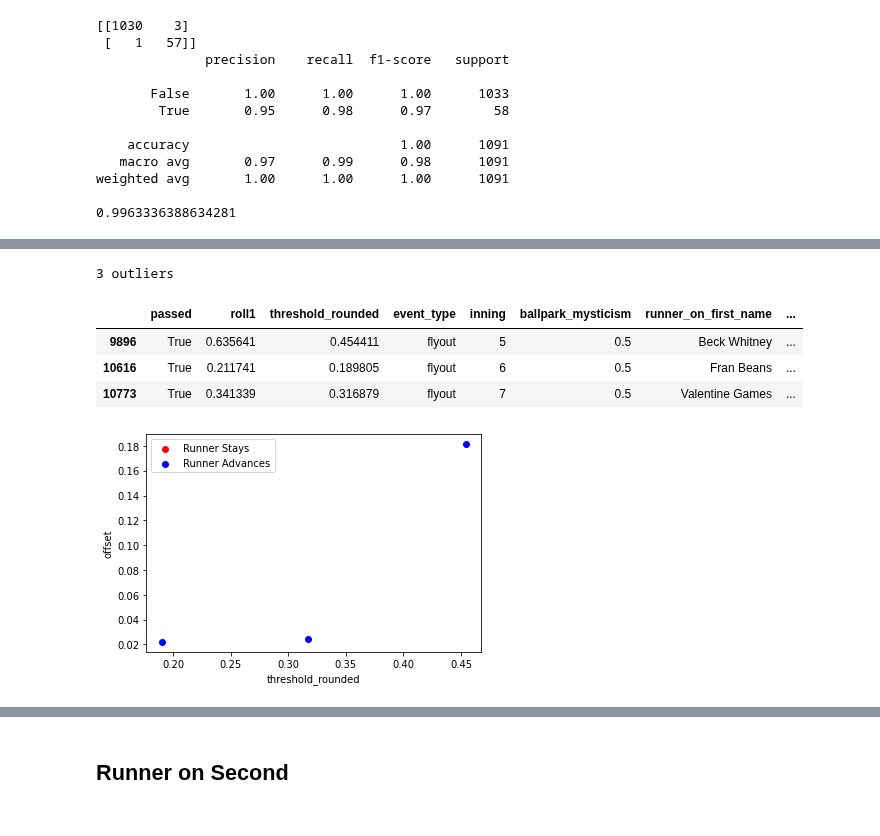
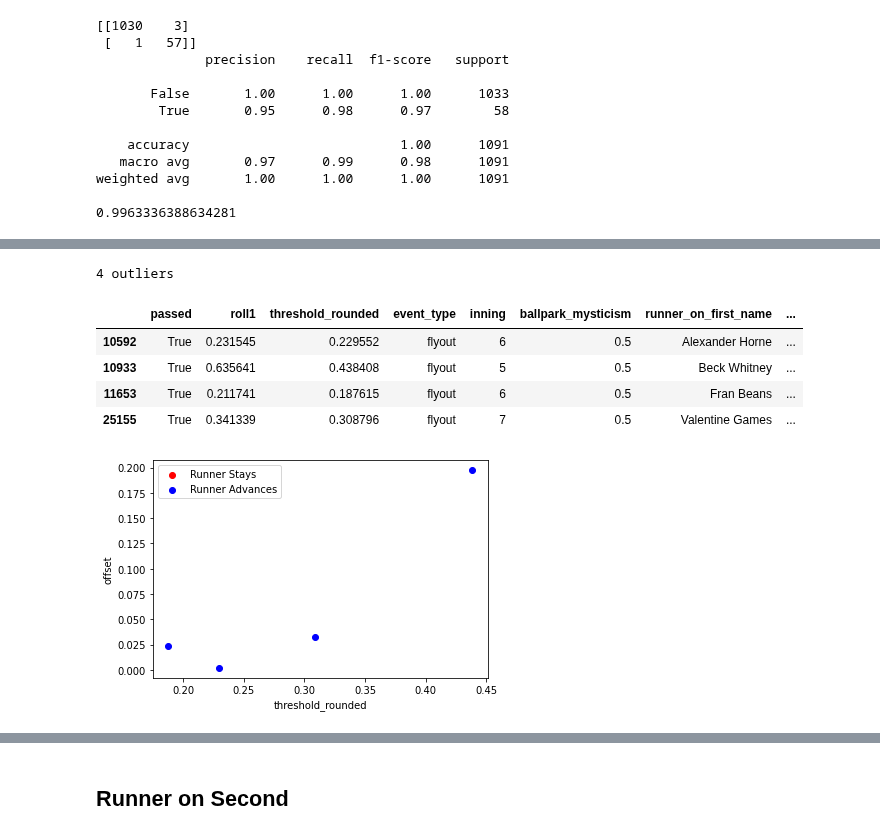
Before and after one commit to xSke/resim, a Jupyter notebook: notebooks/flyouts_master.ipynb, the cells around one changed output, grey strips where cells are left out. Drawn from its saved outputs; the diff is of its cells as text; code cells hidden in the pictures.

Commit message:
Clean up flyouts notebook a bit

```diff
--- a/notebooks/flyouts_master.ipynb
+++ b/notebooks/flyouts_master.ipynb
@@ -219,14 +177,23 @@ dfc = df[df['baserunners'] == "[0]"]
 # Define the final state runners as well
 dfc = dfc[dfc['baserunners_next'].isin(["[0]","[1]"])]
 # dfc = dfc[round(dfc['roll1'],6) != 0.002127]
-print(len(dfc[~dfc['roll2'].isna()]))
+# print(len(dfc[~dfc['roll2'].isna()]))
 dfc["passed"] = dfc['baserunners_next'].str.contains("[1]")
+# Plot the roll
+fig, ax = plt.subplots(1, figsize=(10, 6), facecolor='white')
+ax.hist(
+    dfc['roll1'],
+    bins=10,
+    range=[0.,1.],
+    color="green",
+    alpha = 0.5
+)
 # print(dfc[dfc["baserunners_next"] == "[0]"][["baserunners_next","passed"]])
 # print(dfc[dfc["baserunners_next"] == "[1]"][["baserunners_next","passed"]])
 # print(dfc["passed"])
 dfc['roll1_log'] = dfc['roll1'].apply(math.log)
 dfc['runner_on_first_indulgence_with_vibe_log'] = dfc['runner_on_first_indulgence_with_vibe'].apply(math.log)
-dfc['runner_on_first_indulgence_with_vibe_pow'] = dfc['runner_on_first_indulgence_with_vibe']**3.6
+dfc['runner_on_first_indulgence_with_vibe_pow'] = dfc['runner_on_first_indulgence_with_vibe']**3.5
 X = dfc[
     [
         "roll1_log",
@@ -393,4 +354,5 @@ ax.legend()
 # %%
+# Plot outliers
 dfc["offset"] = dfc["roll1"] - dfc["threshold_rounded"]
 outliers = dfc[(dfc["passed"] & (dfc["offset"] >= 0)) | (~dfc["passed"] & (dfc["offset"] <= 0))]
 print(f"{len(outliers)} outliers")
@@ -410,35 +372,37 @@ ax.scatter(
     label="Runner Advances",
 )
 ax.set_xlabel(x_val)
 ax.set_ylabel("offset")
 ax.legend()
 
 outliers[
     [
         "passed",
         "roll1",
         "threshold_rounded",
         "event_type",
         "inning",
         "ballpark_mysticism",
         "runner_on_first_name",
         "runner_on_first_mods",
         "batting_team_mods",
         "fielder_name",
         "fielder_mods",
         "pitcher_name",
         "pitcher_mods",
         "pitching_team_mods",
+        "weather",
         "season",
         "day",
         "game_id",
         "play_count",
     ]
 ]
 # %% [output]
-3 outliers
+4 outliers
 |  | passed | roll1 | threshold_rounded | event_type | inning | ballpark_mysticism | runner_on_first_name | ... |
-| 9896 | True | 0.635641 | 0.454411 | flyout | 5 | 0.5 | Beck Whitney | ... |
-| 10616 | True | 0.211741 | 0.189805 | flyout | 6 | 0.5 | Fran Beans | ... |
-| 10773 | True | 0.341339 | 0.316879 | flyout | 7 | 0.5 | Valentine Games | ... |
+| 10592 | True | 0.231545 | 0.229552 | flyout | 6 | 0.5 | Alexander Horne | ... |
+| 10933 | True | 0.635641 | 0.438408 | flyout | 5 | 0.5 | Beck Whitney | ... |
+| 11653 | True | 0.211741 | 0.187615 | flyout | 6 | 0.5 | Fran Beans | ... |
+| 25155 | True | 0.341339 | 0.308796 | flyout | 7 | 0.5 | Valentine Games | ... |
-[figure, old version]
+[figure, new version]
```
Also changed, not shown: parts of 47 cells of this notebook.
